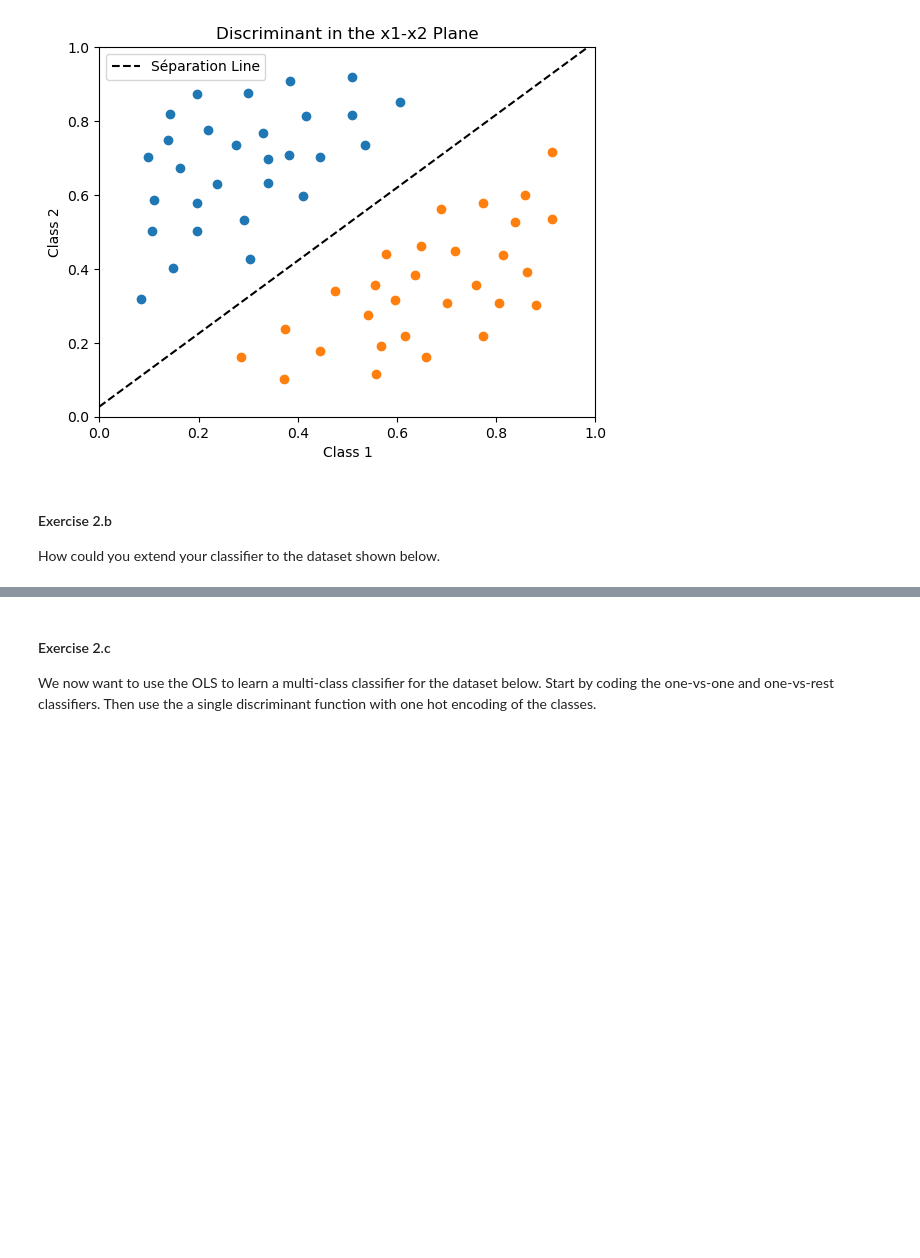
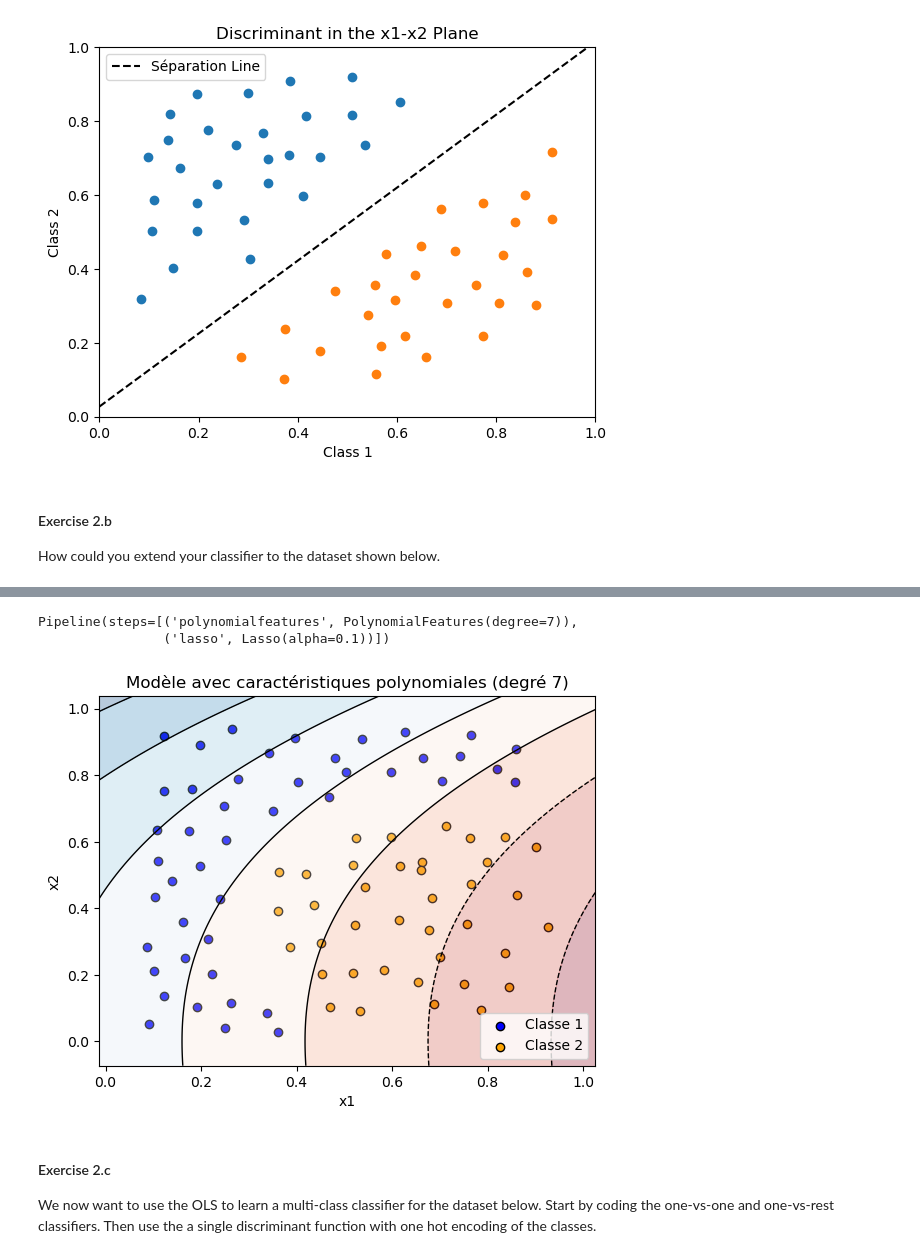
Before and after one commit to Youssef-balh/MachineLearningCalais2024, a Jupyter notebook: Recitation02/recitation01.ipynb, the cells around one changed output, grey strips where cells are left out. Drawn from its saved outputs; the diff is of its cells as text; code cells hidden in the pictures; blank space fills up the shorter version.

```diff
--- a/Recitation02/recitation01.ipynb
+++ b/Recitation02/recitation01.ipynb
@@ -125,3 +126,48 @@ plt.show()
+# %%
+from sklearn.preprocessing import PolynomialFeatures
+from sklearn.pipeline import make_pipeline
+from sklearn.linear_model import LinearRegression,Ridge,Lasso
+
+
+t1 = np.ones((data_class1.shape[0], 1))  # Classe 1
+t2 = -np.ones((data_class2.shape[0], 1))  # Classe 2
+
+data = np.vstack((data_class1, data_class2))  # Données d'entraînement
+t = np.vstack((t1, t2)).ravel()  # Cibles associées (aplati pour sklearn)
+
+degree = 7
+poly_model = make_pipeline(PolynomialFeatures(degree), Lasso(alpha=0.1)) # Ridge lasso
+# poly_model = make_pipeline(PolynomialFeatures(degree), LinearRegression()) # Ridge lasso
+
+# Entraîner le modèle
+poly_model.fit(data, t)
+# %% [output]
+Pipeline(steps=[('polynomialfeatures', PolynomialFeatures(degree=7)),
+                ('lasso', Lasso(alpha=0.1))])
+# %%
+plt.scatter(data_class1[:, 0], data_class1[:, 1], color='blue', edgecolor='k', label='Classe 1')
+plt.scatter(data_class2[:, 0], data_class2[:, 1], color='orange', edgecolor='k', label='Classe 2')
+
+# Création d'une grille de points pour représenter la frontière de décision
+x_min, x_max = data[:, 0].min() - 0.1, data[:, 0].max() + 0.1
+y_min, y_max = data[:, 1].min() - 0.1, data[:, 1].max() + 0.1
+xx, yy = np.meshgrid(np.linspace(x_min, x_max, 200), np.linspace(y_min, y_max, 200))
+
+# Prédire pour chaque point de la grille avec les nouvelles caractéristiques polynomiales
+Z = poly_model.predict(np.c_[xx.ravel(), yy.ravel()])
+Z = Z.reshape(xx.shape)
+
+# Afficher la frontière de décision non linéaire
+plt.contourf(xx, yy, Z, alpha=0.3, cmap=plt.cm.RdBu)
+plt.contour(xx, yy, Z, colors='k', linewidths=1)
+
+plt.xlabel('x1')
+plt.ylabel('x2')
+plt.legend()
+plt.title(f'Modèle avec caractéristiques polynomiales (degré {degree})')
+plt.show()
+# %% [output]
+[figure, added]
 # %% [markdown]
 #### Exercise 2.c
 
```
Also changed, not shown: parts of 2 cells of this notebook.
